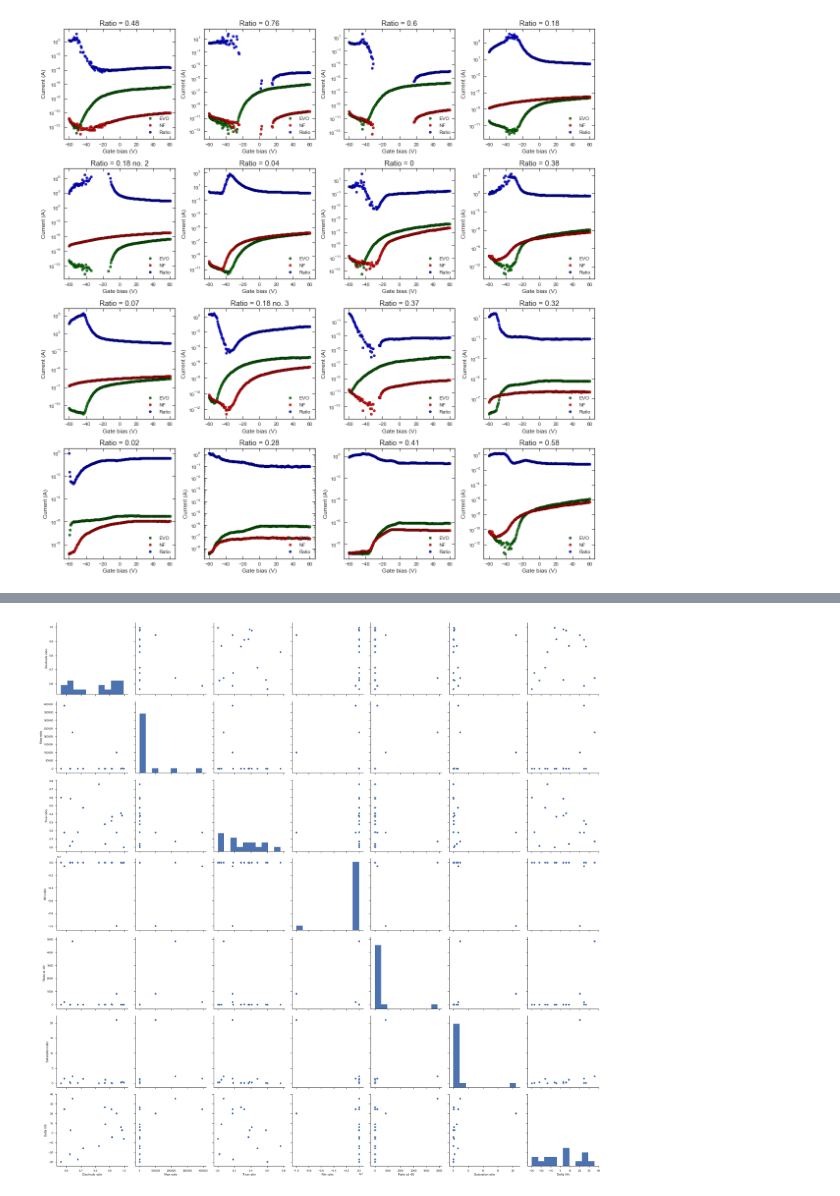
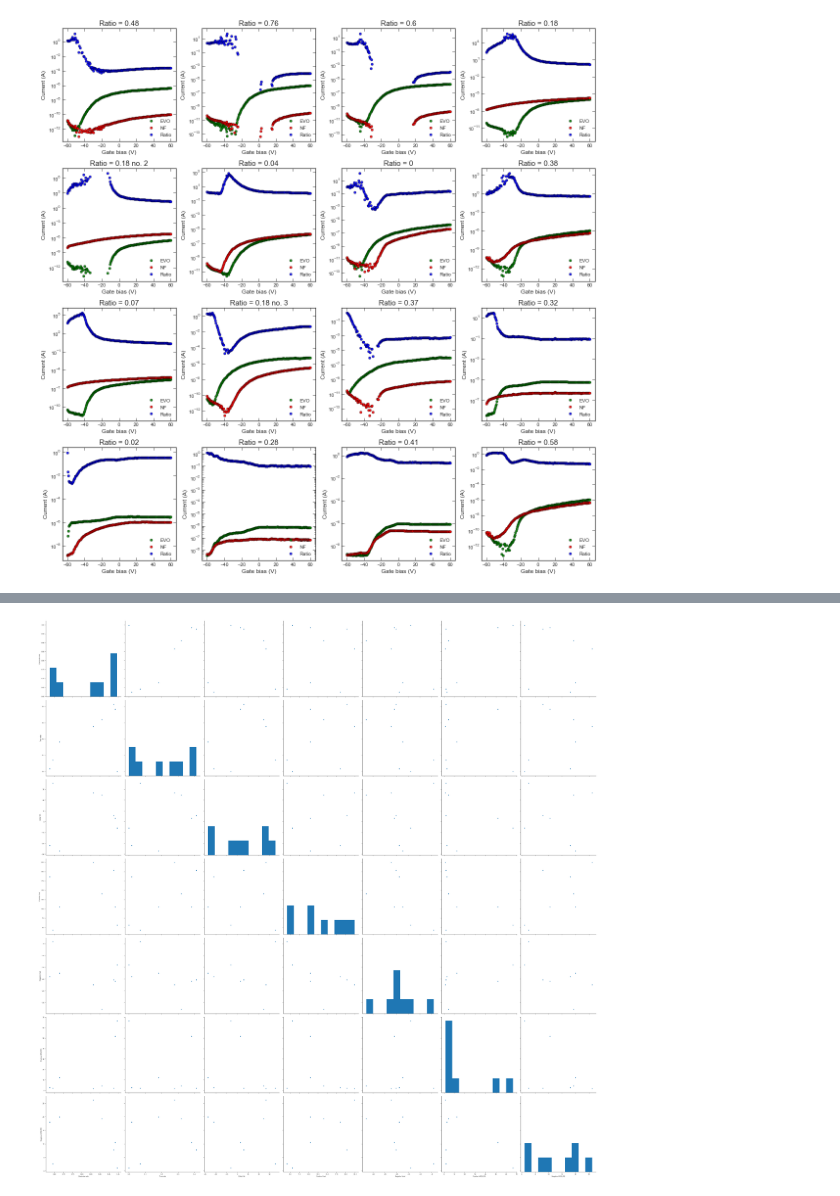
Before and after one commit to molydisulfide/Cut-to-channel-ratio-study, a Jupyter notebook: Ratio_parameters.ipynb, the cells around one changed output, grey strips where cells are left out. Drawn from its saved outputs; the diff is of its cells as text; code cells hidden in the pictures.

```diff
--- a/Ratio_parameters.ipynb
+++ b/Ratio_parameters.ipynb
@@ -1564,10 +1564,11 @@ plt.savefig("pairwise_all",bbox_inches='tight', dpi = 300)
 # %%
-sns.pairplot(vars=["Electrode ratio","Max ratio","True ratio", "Min ratio", "Ratio at -60", "Saturation ratio", "Delta Vth"],
-             data=data, size=4)
+sns.pairplot(vars=["Electrode ratio","True ratio", "Delta Vth", "Positive Vset",
+                   "Negative Vset", "Positive HRS/LRS", "Negative HRS/LRS"],
+             data=data.dropna(), size=7)
 plt.savefig("pairwise_selects",bbox_inches='tight', dpi = 300)
 plt.show()
 # %% [output]
-[figure, old version]
+[figure, new version]
 # %%
 fig = plt.figure(figsize=(10,5))
 fig.canvas.draw()
```
Also changed, not shown: parts of 27 cells of this notebook.
